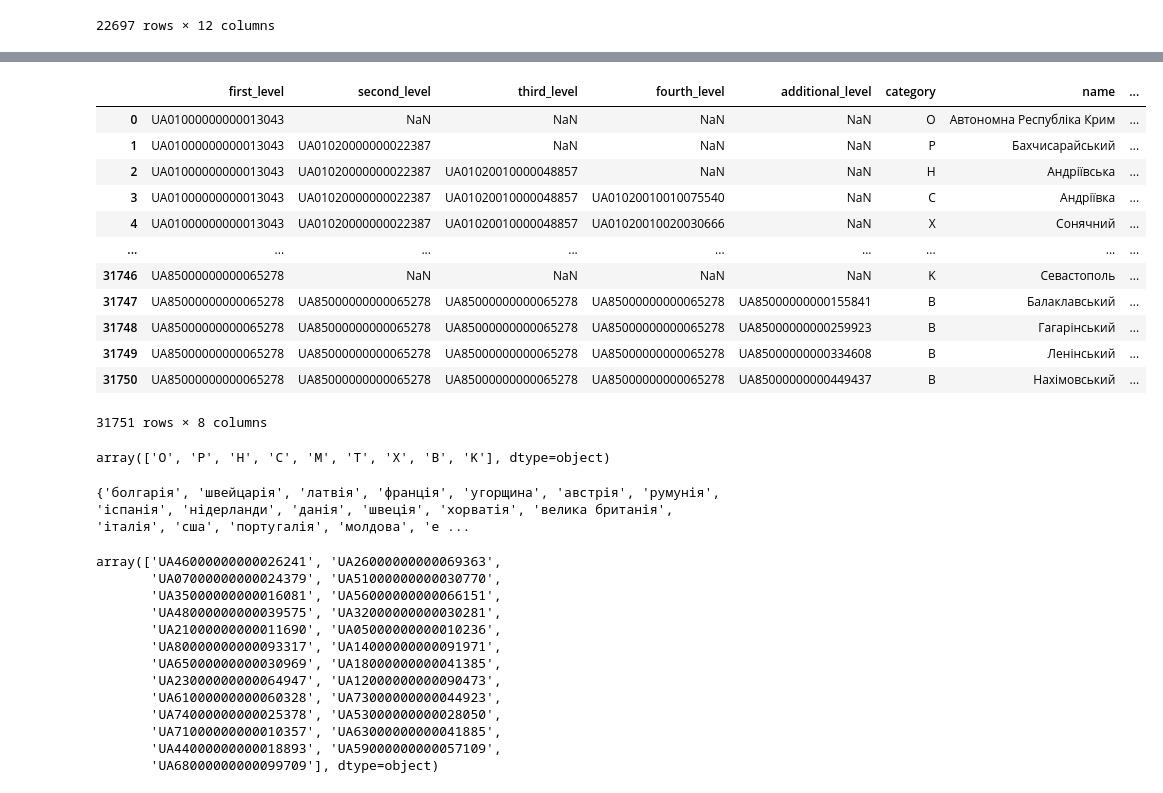
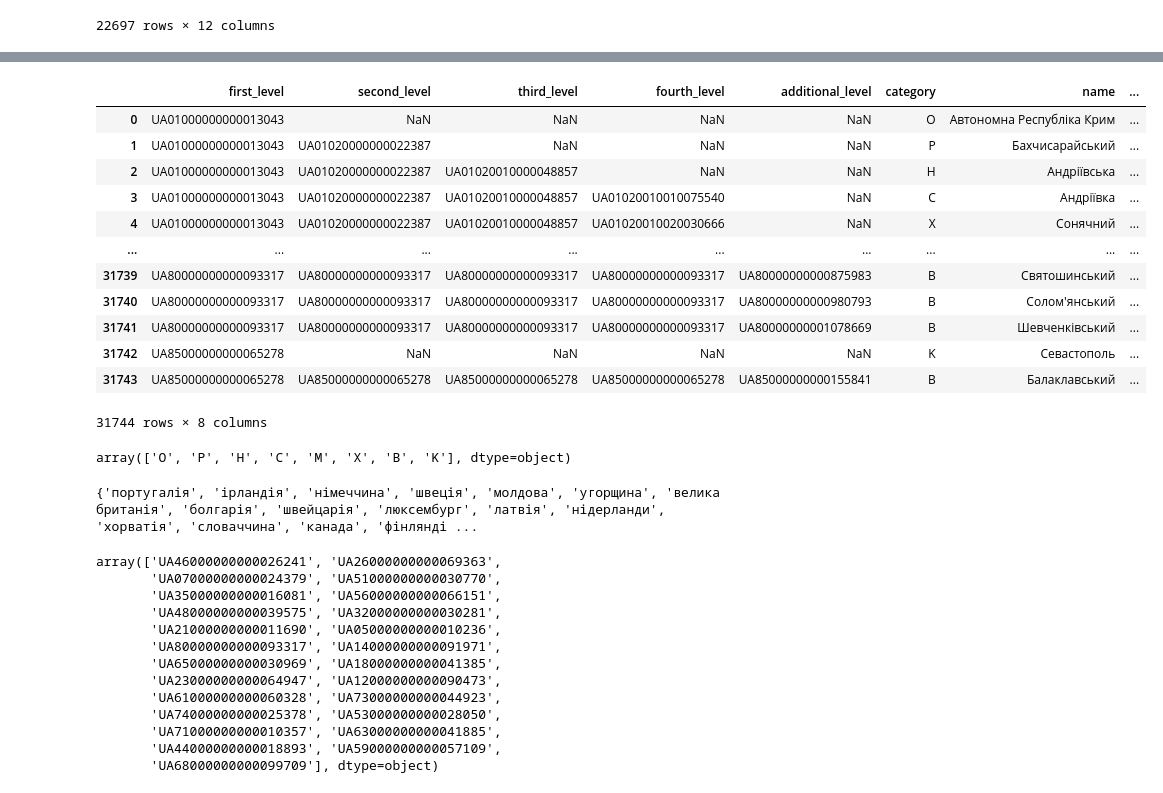
Before and after one commit to DataResponsibly/ZNO-Dataset, a Jupyter notebook: notebooks/tables_creation/Locations_table.ipynb, the cells around one changed output, grey strips where cells are left out. Cells and saved outputs as stored; diff of their text form; code cells hidden in the pictures.

```diff
--- a/notebooks/tables_creation/Locations_table.ipynb
+++ b/notebooks/tables_creation/Locations_table.ipynb
@@ -687,6 +742,6 @@ locations_KATOTTG23
 # %%
-code2022 = pd.read_excel('./location_data/Codifiers2022.xlsx',  dtype=str, skiprows=2,skipfooter=3)
-code2022
+code2025 = pd.read_excel('./location_data/Codifiers2025.xlsx',  dtype=str, skiprows=3,skipfooter=3)
+code2025
 # %% [output]
 |  | Перший рівень | Другий рівень | Третій рівень | Четвертий рівень | Додатковий рівень | Категорія об’єкта | ... |
 | 0 | UA01000000000013043 | NaN | NaN | NaN | NaN | O | ... |
@@ -704,7 +759,7 @@ code2022
 # %%
-code2022.rename(columns = {'Перший рівень':'first_level','Другий рівень':'second_level','Третій рівень':'third_level', 'Четвертий рівень':'fourth_level',
+code2025.rename(columns = {'Перший рівень':'first_level','Другий рівень':'second_level','Третій рівень':'third_level', 'Четвертий рівень':'fourth_level',
        'Додатковий рівень':'additional_level', 'Категорія об’єкта':'category','Назва об’єкта':'name'}, inplace=True)
-code2022
+code2025
 # %% [output]
 |  | first_level | second_level | third_level | fourth_level | additional_level | category | name |
 | 0 | UA01000000000013043 | NaN | NaN | NaN | NaN | O | Автономна Республіка Крим |
@@ -722,21 +777,21 @@ code2022
 # %%
-code2022['name'] = code2022['name'].str.replace('’', "'")
+code2025['name'] = code2025['name'].str.replace('’', "'")
 # %%
-code2022['name_KOATUU']= code2022['name']
-code2022['name_KOATUU']= code2022['name_KOATUU'].str.strip()
-code2022
+code2025['name_KOATUU']= code2025['name']
+code2025['name_KOATUU']= code2025['name_KOATUU'].str.strip()
+code2025
 # %% [output]
 |  | first_level | second_level | third_level | fourth_level | additional_level | category | name | ... |
 | 0 | UA01000000000013043 | NaN | NaN | NaN | NaN | O | Автономна Республіка Крим | ... |
 | 1 | UA01000000000013043 | UA01020000000022387 | NaN | NaN | NaN | P | Бахчисарайський | ... |
 | 2 | UA01000000000013043 | UA01020000000022387 | UA01020010000048857 | NaN | NaN | H | Андріївська | ... |
 | 3 | UA01000000000013043 | UA01020000000022387 | UA01020010000048857 | UA01020010010075540 | NaN | C | Андріївка | ... |
 | 4 | UA01000000000013043 | UA01020000000022387 | UA01020010000048857 | UA01020010020030666 | NaN | X | Сонячний | ... |
 | ... | ... | ... | ... | ... | ... | ... | ... | ... |
-| 31746 | UA85000000000065278 | NaN | NaN | NaN | NaN | K | Севастополь | ... |
-| 31747 | UA85000000000065278 | UA85000000000065278 | UA85000000000065278 | UA85000000000065278 | UA85000000000155841 | B | Балаклавський | ... |
-| 31748 | UA85000000000065278 | UA85000000000065278 | UA85000000000065278 | UA85000000000065278 | UA85000000000259923 | B | Гагарінський | ... |
-| 31749 | UA85000000000065278 | UA85000000000065278 | UA85000000000065278 | UA85000000000065278 | UA85000000000334608 | B | Ленінський | ... |
-| 31750 | UA85000000000065278 | UA85000000000065278 | UA85000000000065278 | UA85000000000065278 | UA85000000000449437 | B | Нахімовський | ... |
+| 31739 | UA80000000000093317 | UA80000000000093317 | UA80000000000093317 | UA80000000000093317 | UA80000000000875983 | B | Святошинський | ... |
+| 31740 | UA80000000000093317 | UA80000000000093317 | UA80000000000093317 | UA80000000000093317 | UA80000000000980793 | B | Солом'янський | ... |
+| 31741 | UA80000000000093317 | UA80000000000093317 | UA80000000000093317 | UA80000000000093317 | UA80000000001078669 | B | Шевченківський | ... |
+| 31742 | UA85000000000065278 | NaN | NaN | NaN | NaN | K | Севастополь | ... |
+| 31743 | UA85000000000065278 | UA85000000000065278 | UA85000000000065278 | UA85000000000065278 | UA85000000000155841 | B | Балаклавський | ... |
-31751 rows × 8 columns
+31744 rows × 8 columns
 # %%
@@ -744,5 +799,5 @@ code2022 = code2022[~code2022['first_level'].str.startswith(('UA01', 'UA85'))]
 # %%
-code2022.category.unique()
+code2025.category.unique()
 # %% [output]
-array(['O', 'P', 'H', 'C', 'M', 'T', 'X', 'B', 'K'], dtype=object)
+array(['O', 'P', 'H', 'C', 'M', 'X', 'B', 'K'], dtype=object)
 # %%
@@ -756,6 +812,6 @@ code2022.loc[code2022['category'] == 'K', 'name_KOATUU'] = 'м.'  + code2022.loc
 # %%
-diff = set(code2022[code2022.category.isin(['O','K'])].name_KOATUU.str.lower())^set(locations_KATOTTG23.regname.str.lower())
+diff = set(code2025[code2025.category.isin(['O','K'])].name_KOATUU.str.lower())^set(locations_KATOTTG25.regname.str.lower())
 print(diff)
 # %% [output]
-{'болгарія', 'швейцарія', 'латвія', 'франція', 'угорщина', 'австрія', 'румунія', 'іспанія', 'нідерланди', 'данія', 'швеція', 'хорватія', 'велика британія', 'італія', 'сша', 'португалія', 'молдова', 'е ...
+{'португалія', 'ірландія', 'німеччина', 'швеція', 'молдова', 'угорщина', 'велика британія', 'болгарія', 'швейцарія', 'люксембург', 'латвія', 'нідерланди', 'хорватія', 'словаччина', 'канада', 'фінлянді ...
 # %%
```
Also changed, not shown: parts of 118 cells of this notebook, 3 other files.
